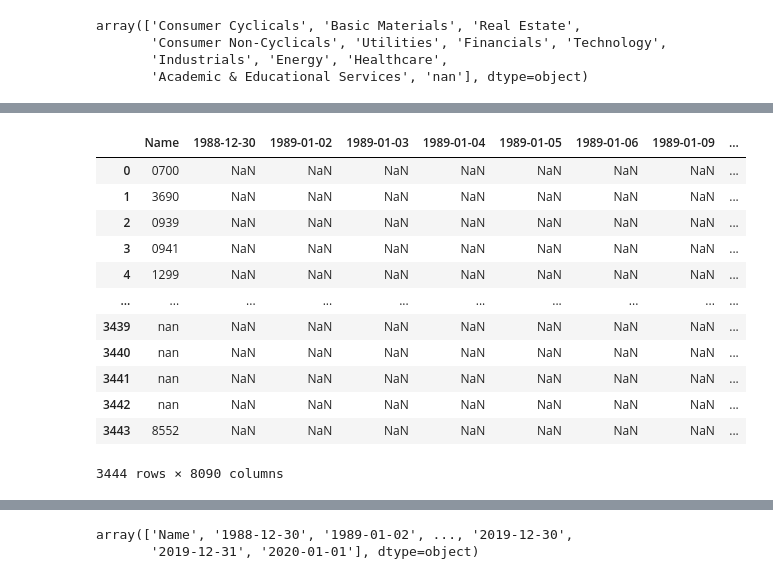
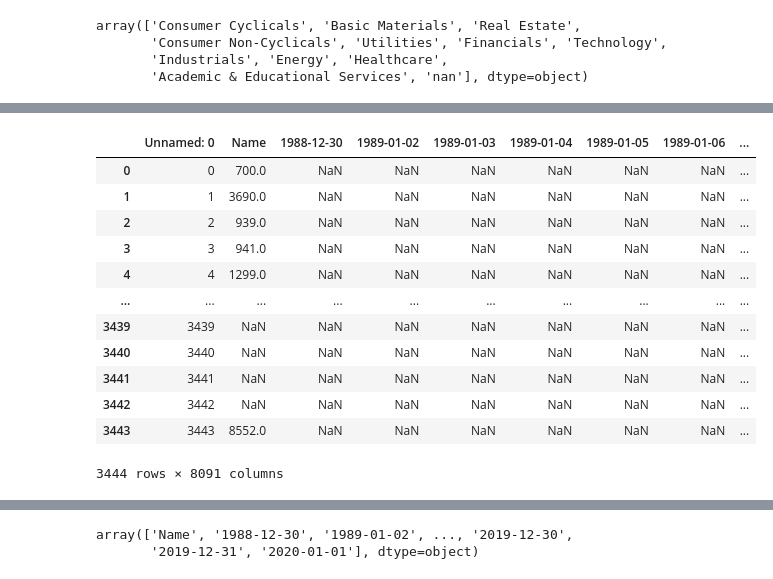
Before and after one commit to kakatelll/table-replication, a Jupyter notebook: replicate_table.ipynb, the cells around one changed output, grey strips where cells are left out. Cells and saved outputs as stored; diff of their text form; code cells hidden in the pictures.

```diff
--- a/replicate_table.ipynb
+++ b/replicate_table.ipynb
@@ -82,8 +135,6 @@ eqt_mktcap
 # %%
 #get equity RIC
-eqt_RIC=pd.read_excel('hk_equity_RIC.xlsm','Sheet1',usecols=['Type','RIC'])
-
-eqt_RIC['RIC'] = eqt_RIC['RIC'].astype(str).str[:4]
+eqt_RIC=pd.read_csv('eqt_RIC.csv',usecols=['Type','RIC'])
 eqt_RIC
 # %% [output]
 |  | Type | RIC |
@@ -119,23 +170,21 @@ mktcap
 3444 rows × 7 columns
 # %%
 #get equity marketcap
-p=pd.read_excel('DFORequestTable1_price (1).xlsm','Sheet1')
-p.columns = p.columns.astype('str')
-p.columns = p.columns.str.replace("00:00:00","")
-p.columns = p.columns.str.strip(' ')
+p=pd.read_csv('price.csv')
+p.columns = p.columns.astype('float')
 p['Name']=eqt_RIC['RIC']
 p
 # %% [output]
-|  | Name | 1988-12-30 | 1989-01-02 | 1989-01-03 | 1989-01-04 | 1989-01-05 | 1989-01-06 | 1989-01-09 | ... |
-| 0 | 0700 | NaN | NaN | NaN | NaN | NaN | NaN | NaN | ... |
-| 1 | 3690 | NaN | NaN | NaN | NaN | NaN | NaN | NaN | ... |
-| 2 | 0939 | NaN | NaN | NaN | NaN | NaN | NaN | NaN | ... |
-| 3 | 0941 | NaN | NaN | NaN | NaN | NaN | NaN | NaN | ... |
-| 4 | 1299 | NaN | NaN | NaN | NaN | NaN | NaN | NaN | ... |
+|  | Unnamed: 0 | Name | 1988-12-30 | 1989-01-02 | 1989-01-03 | 1989-01-04 | 1989-01-05 | 1989-01-06 | ... |
+| 0 | 0 | 700.0 | NaN | NaN | NaN | NaN | NaN | NaN | ... |
+| 1 | 1 | 3690.0 | NaN | NaN | NaN | NaN | NaN | NaN | ... |
+| 2 | 2 | 939.0 | NaN | NaN | NaN | NaN | NaN | NaN | ... |
+| 3 | 3 | 941.0 | NaN | NaN | NaN | NaN | NaN | NaN | ... |
+| 4 | 4 | 1299.0 | NaN | NaN | NaN | NaN | NaN | NaN | ... |
 | ... | ... | ... | ... | ... | ... | ... | ... | ... | ... |
-| 3439 | nan | NaN | NaN | NaN | NaN | NaN | NaN | NaN | ... |
-| 3440 | nan | NaN | NaN | NaN | NaN | NaN | NaN | NaN | ... |
-| 3441 | nan | NaN | NaN | NaN | NaN | NaN | NaN | NaN | ... |
-| 3442 | nan | NaN | NaN | NaN | NaN | NaN | NaN | NaN | ... |
-| 3443 | 8552 | NaN | NaN | NaN | NaN | NaN | NaN | NaN | ... |
+| 3439 | 3439 | NaN | NaN | NaN | NaN | NaN | NaN | NaN | ... |
+| 3440 | 3440 | NaN | NaN | NaN | NaN | NaN | NaN | NaN | ... |
+| 3441 | 3441 | NaN | NaN | NaN | NaN | NaN | NaN | NaN | ... |
+| 3442 | 3442 | NaN | NaN | NaN | NaN | NaN | NaN | NaN | ... |
+| 3443 | 3443 | 8552.0 | NaN | NaN | NaN | NaN | NaN | NaN | ... |
-3444 rows × 8090 columns
+3444 rows × 8091 columns
```
Also changed, not shown: parts of 14 cells of this notebook, 8 other files.
